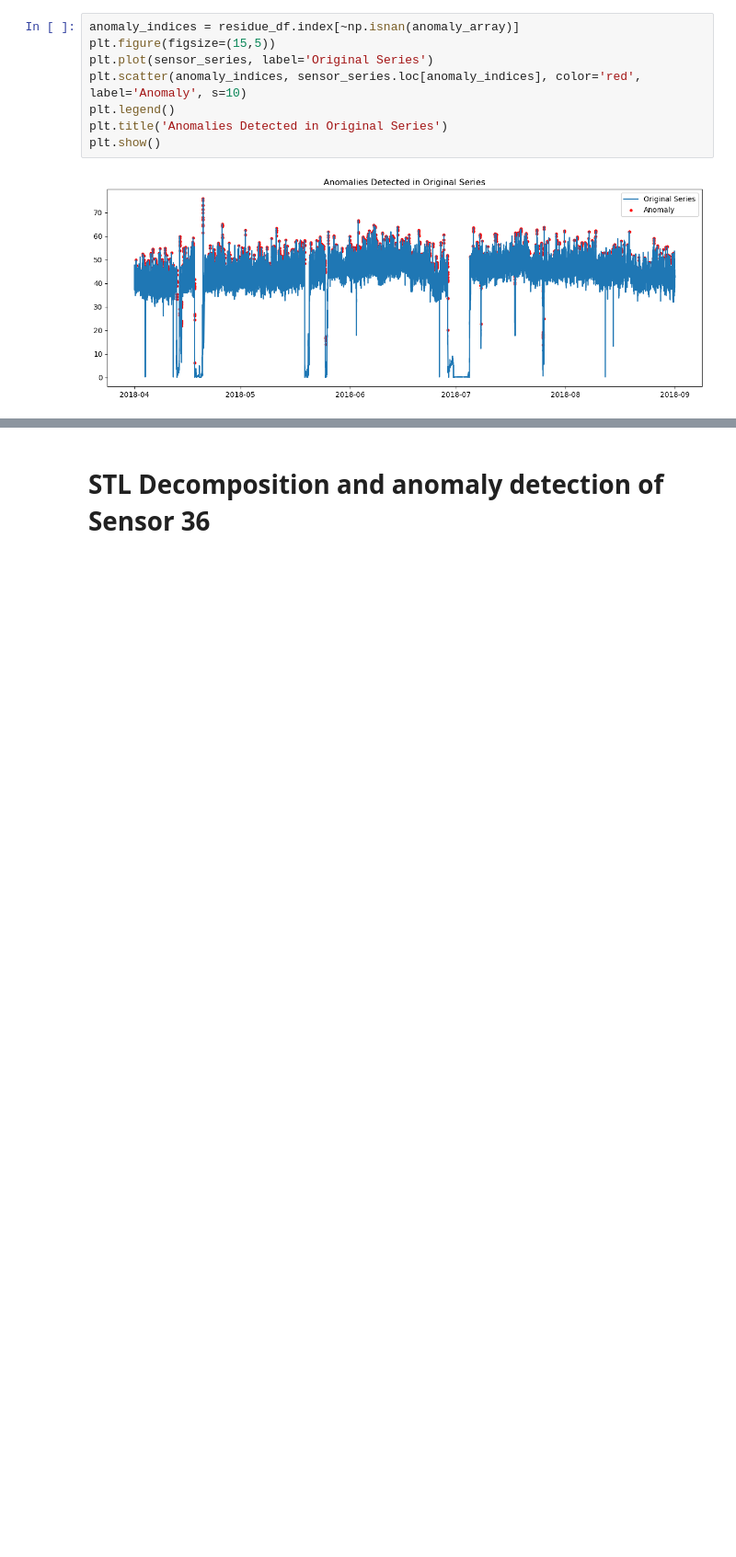
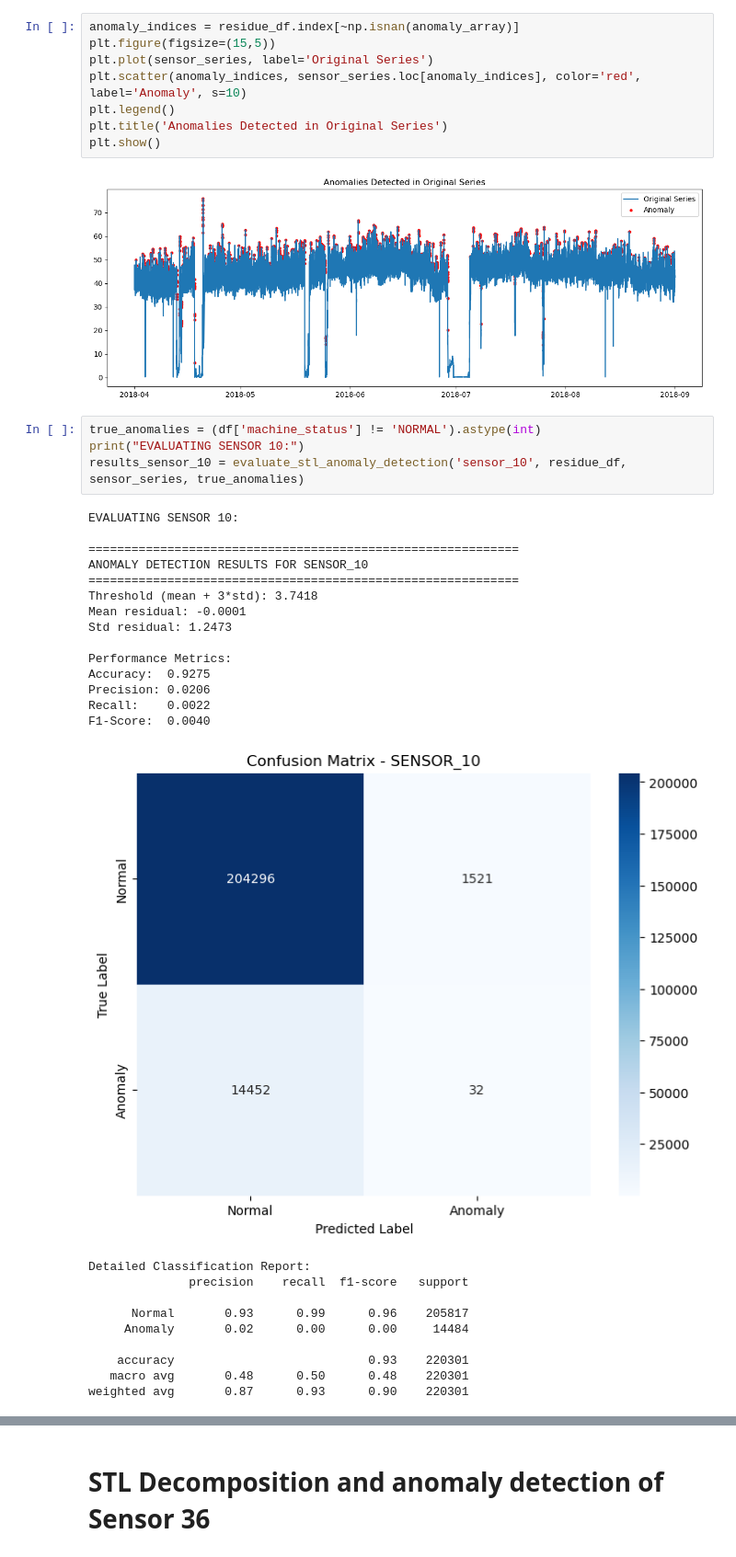
Before and after one commit to purnimaprabhav/TimeSeriesAnalysis, a Jupyter notebook: STL_decomposition_Method.ipynb, the cells around one changed output, grey strips where cells are left out. Shown at 92% size. Cells and saved outputs as stored; diff of their text form; blank space fills up the shorter version.

```diff
--- a/STL_decomposition_Method.ipynb
+++ b/STL_decomposition_Method.ipynb
@@ -171,3 +239,32 @@ plt.title('Anomalies Detected in Original Series')
 plt.show()
 # %% [output]
 [figure]
+# %%
+true_anomalies = (df['machine_status'] != 'NORMAL').astype(int)
+print("EVALUATING SENSOR 10:")
+results_sensor_10 = evaluate_stl_anomaly_detection('sensor_10', residue_df, sensor_series, true_anomalies)
+# %% [output]
+EVALUATING SENSOR 10:
+
+============================================================
+ANOMALY DETECTION RESULTS FOR SENSOR_10
+============================================================
+Threshold (mean + 3*std): 3.7418
+Mean residual: -0.0001
+Std residual: 1.2473
+
+Performance Metrics:
+Accuracy:  0.9275
+Precision: 0.0206
+Recall:    0.0022
+F1-Score:  0.0040
+[figure, added]
+Detailed Classification Report:
+              precision    recall  f1-score   support
+
+      Normal       0.93      0.99      0.96    205817
+     Anomaly       0.02      0.00      0.00     14484
+
+    accuracy                           0.93    220301
+   macro avg       0.48      0.50      0.48    220301
+weighted avg       0.87      0.93      0.90    220301
```
Also changed, not shown: parts of 9 cells of this notebook, 1 other file.
